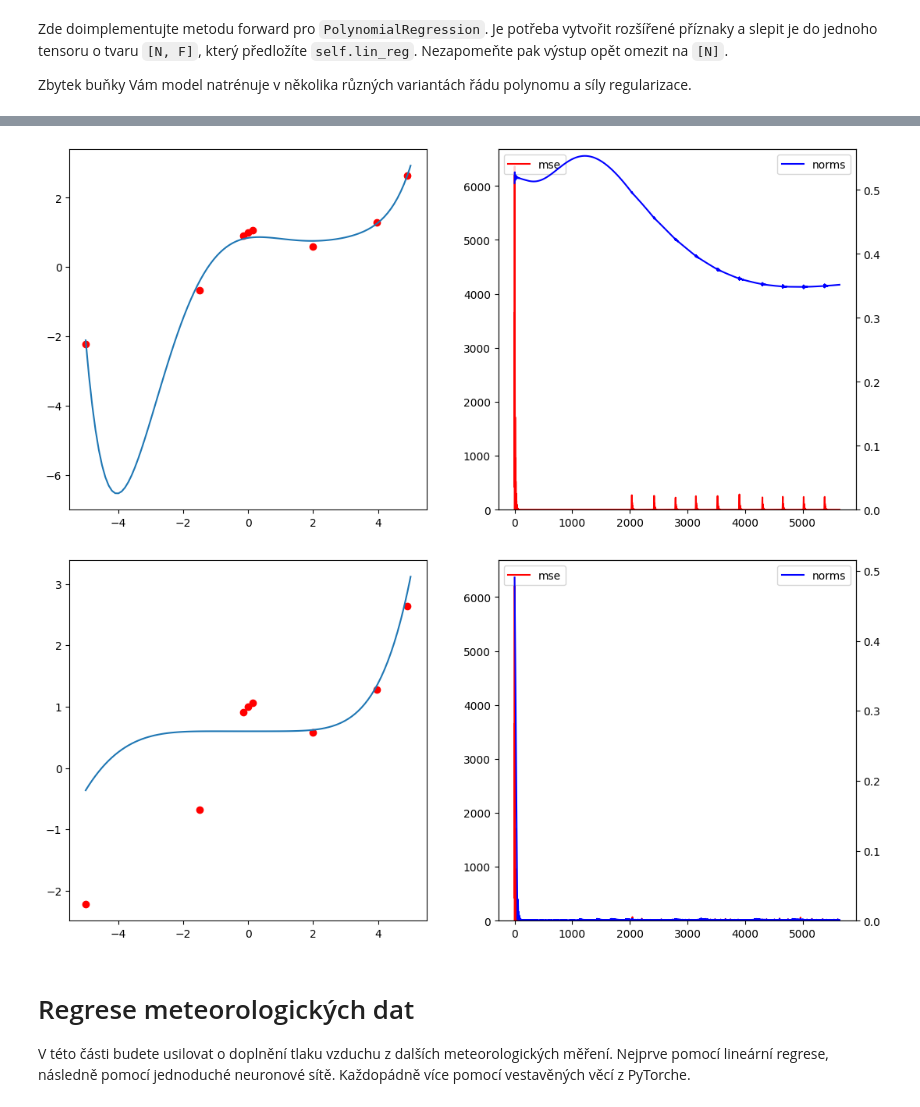
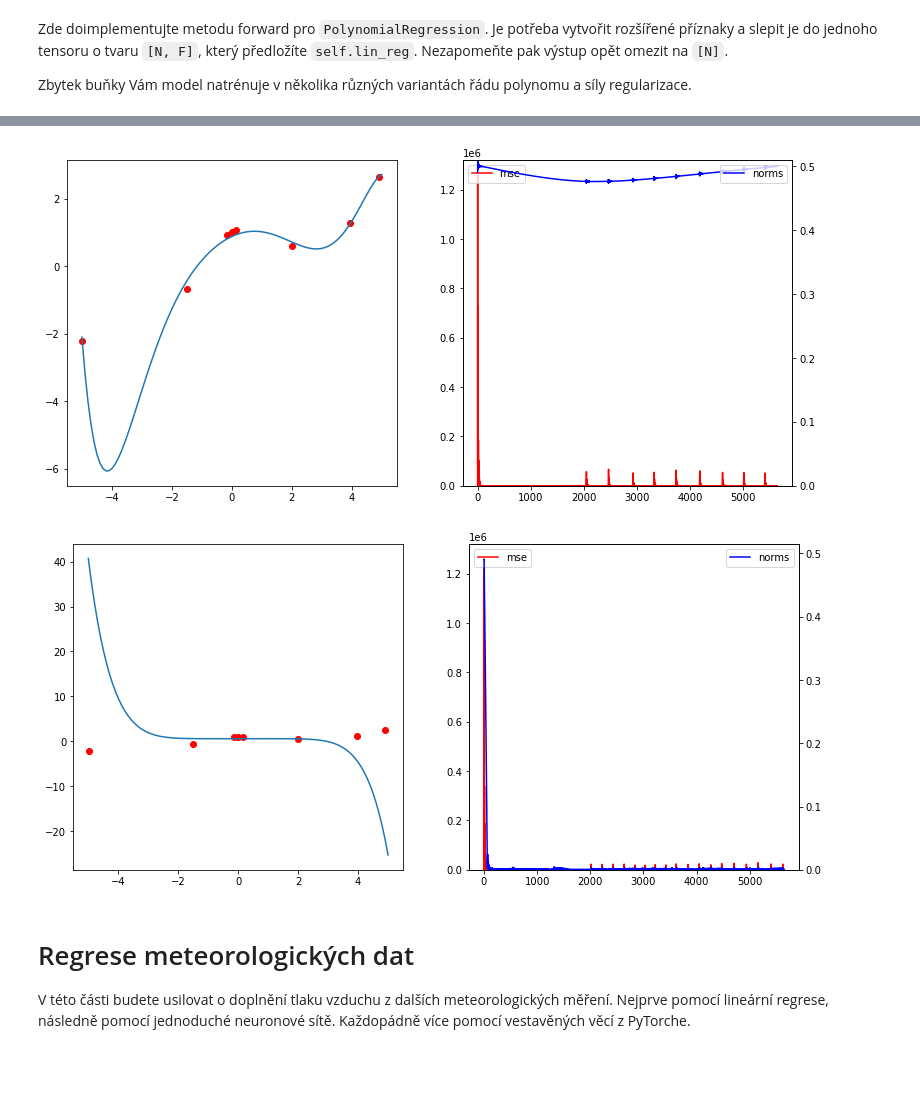
Before and after one commit to MichalPysik/SUI-projects, a Jupyter notebook: 3-neuralnets/zadani.ipynb, the cells around one changed output, grey strips where cells are left out. Saved outputs shown, nothing was run; the diff lists cells and outputs as text; code cells hidden in the pictures; blank space fills up the shorter version.

```diff
--- a/3-neuralnets/zadani.ipynb
+++ b/3-neuralnets/zadani.ipynb
@@ -105,10 +105,7 @@ class LinearRegression(torch.nn.Module):
         return self.linear(x).squeeze(1)
 
     def l2_norm(self):
-        #return torch.linalg.norm(next(self.parameters()), dim=1)
-        #print(torch.nn.functional.normalize(next(self.parameters()), p=2, dim=1))
-        #return torch.norm(next(self.parameters()), dim=1)
-        return torch.norm(next(self.parameters()), dim=1)
+        return torch.norm(next(self.parameters()))
 # %% [markdown]
 Naimplementujte funkci pro trénování modelu takového modelu.
 Funkce přijímá:
@@ -134,7 +131,8 @@ def train_regression_model(model, loss_fun, optimizer, train_X, train_t, nb_step
         loss.backward()
         optimizer.step()
 
-        mses.append(torch.nn.functional.mse_loss(pred_y, train_t).item())
+        # log pure MSE without regularization
+        mses.append((torch.sum((pred_y - train_t) ** 2) / torch.numel(y)).item())
         norms.append(model.l2_norm().item())
 
     return mses, norms
@@ -145,10 +143,9 @@ class MSE_with_regression:
         self.l2_beta = l2_beta
 
     def __call__(self, y, t, model):
-        mse = self.loss(y, t)
-        mse2 = torch.sum((y - t) ** 2) / torch.numel(y)
+        mse = torch.sum((y - t) ** 2) / torch.numel(y)
         l2 = self.l2_beta * model.l2_norm()
-        return mse2 + l2
+        return mse + l2
 # %% [markdown]
 Spusťte trénování několikrát pomocí `try_beta` a najděte tři nastavení, která dají po řadě:
 1. Dobrý odhad.
@@ -202,17 +199,11 @@ class PolynomialRegression1D(torch.nn.Module):
         self.lin_reg = LinearRegression(order)
 
     def forward(self, x):
-        #xe = (x*x).clone().detach()
         xe = torch.zeros(x.shape[0], self.order, dtype=torch.float32)
 
-        #xe = x.clone().detach()
-        #xe = torch.zeros(x.size()).clone().detach()
-        #tmp = xe.clone().detach()
         for i in range(self.order):
-            #xe = torch.cat((xe, x**i), dim=1)
-            xe[:, [i]] = torch.pow(x, i)
+            xe[:, [i]] = torch.pow(x, i+1)
         preds = self.lin_reg(xe)
-        #print(preds.shape)
         return preds.flatten()
 
     def l2_norm(self):
@@ -241,5 +232,5 @@ run_polynomial_regr(7, 1e+3)
-[figure, old version]
+[figure, new version]
-[figure, old version]
+[figure, new version]
 # %% [markdown]
 # Regrese meteorologických dat
 V této části budete usilovat o doplnění tlaku vzduchu z dalších meteorologických měření.
```
Also changed, not shown: parts of 7 cells of this notebook.
